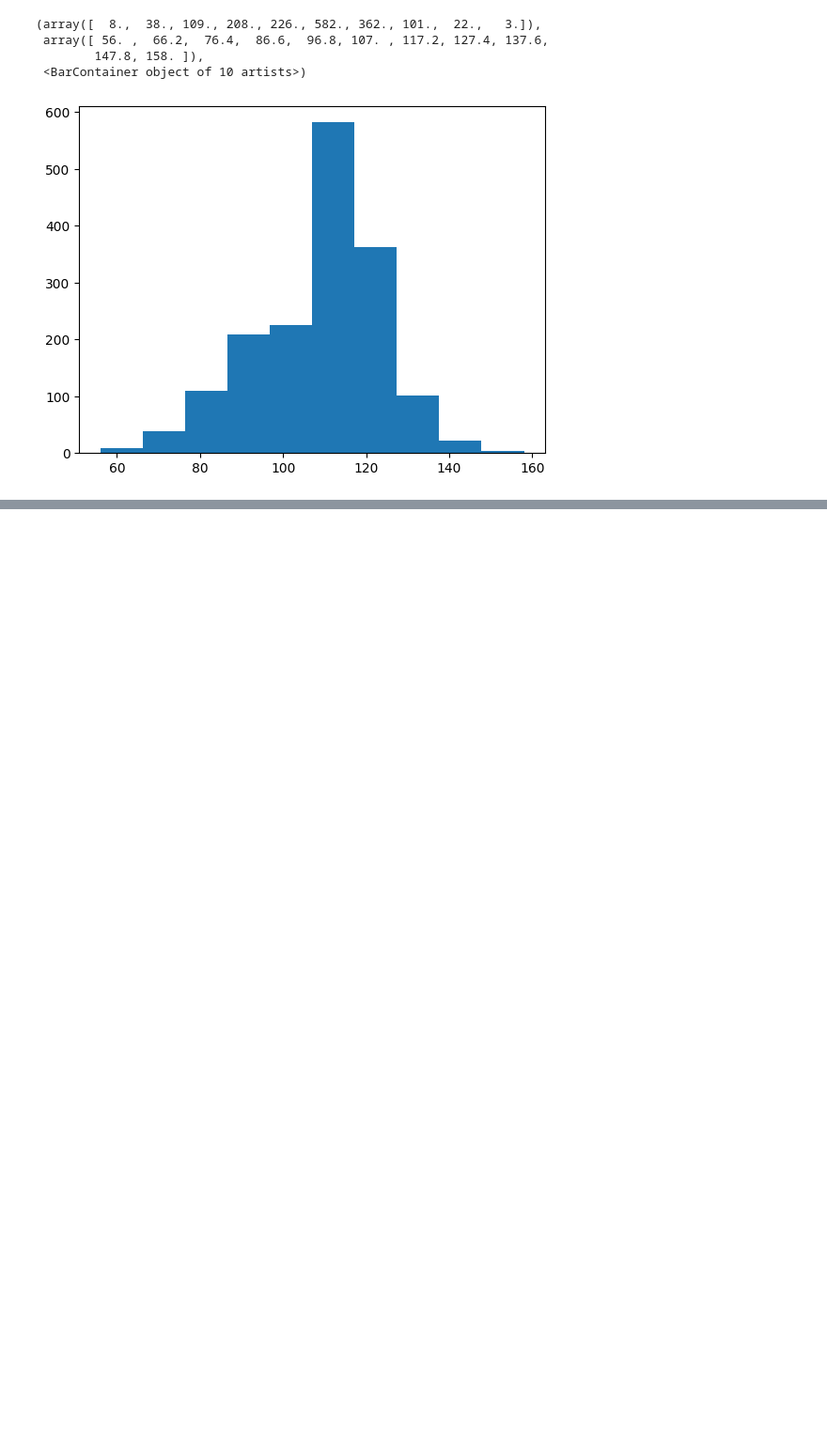
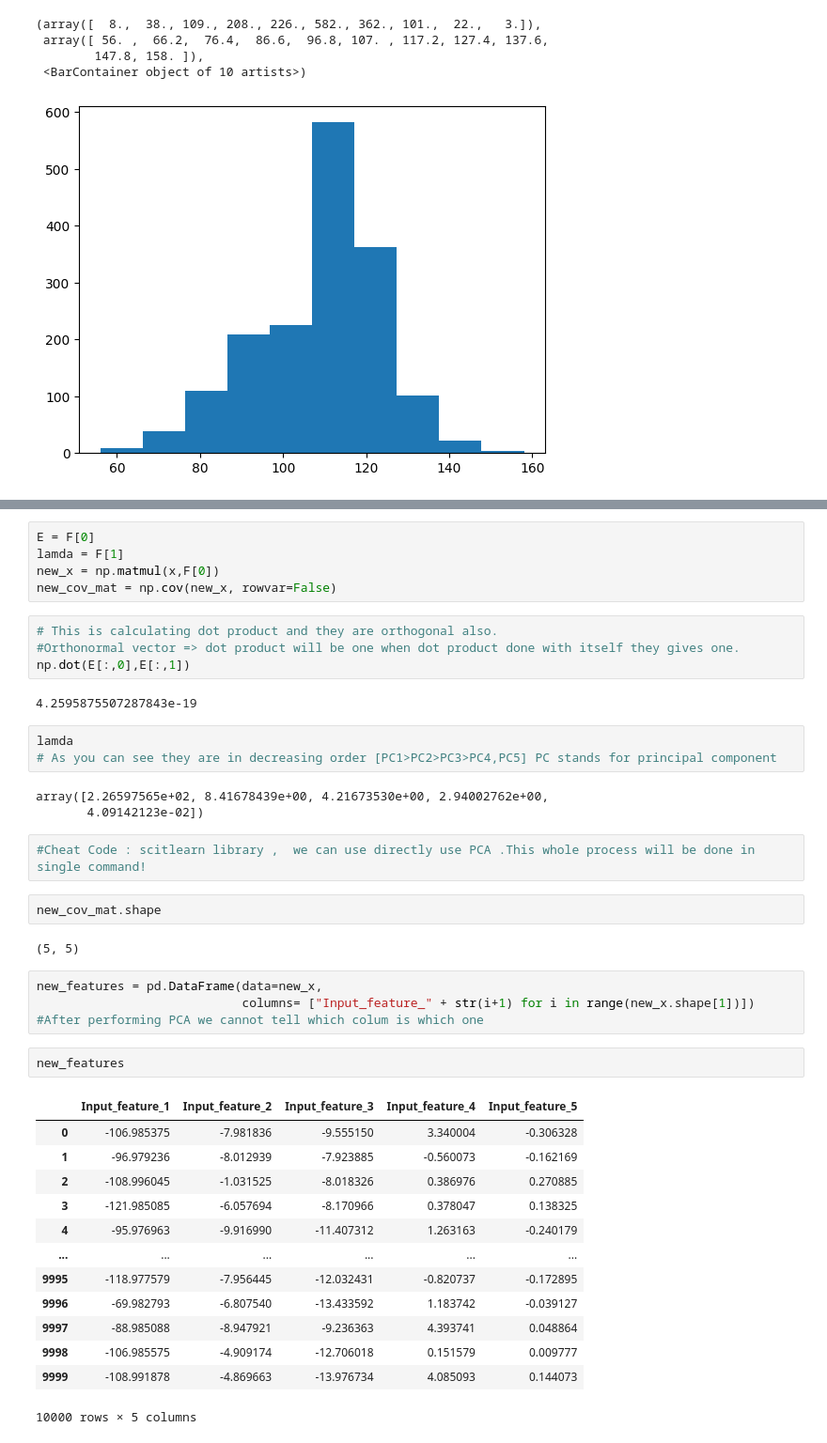
Before and after one commit to gojorojo001/ds-project-1, a Jupyter notebook: ds-project-1.ipynb, the cells around one changed output, grey strips where cells are left out. Shown: that part at 94% size. Saved outputs shown, nothing was run; the diff lists cells and outputs as text; blank space fills up the shorter version.

```diff
--- a/ds-project-1.ipynb
+++ b/ds-project-1.ipynb
@@ -133,0 +144,43 @@ plt.hist(data[data[data.columns[-1]] == 1][data.columns[1]])
+# %%
+E = F[0]
+lamda = F[1]
+new_x = np.matmul(x,F[0])
+new_cov_mat = np.cov(new_x, rowvar=False)
+# %%
+# This is calculating dot product and they are orthogonal also.
+#Orthonormal vector => dot product will be one when dot product done with itself they gives one.
+np.dot(E[:,0],E[:,1])
+# %% [output]
+4.2595875507287843e-19
+# %%
+lamda
+# As you can see they are in decreasing order [PC1>PC2>PC3>PC4,PC5] PC stands for principal component
+# %% [output]
+array([2.26597565e+02, 8.41678439e+00, 4.21673530e+00, 2.94002762e+00,
+       4.09142123e-02])
+# %%
+#Cheat Code : scitlearn library ,  we can use directly use PCA .This whole process will be done in single command!
+# %%
+new_cov_mat.shape
+# %% [output]
+(5, 5)
+# %%
+new_features = pd.DataFrame(data=new_x,
+                            columns= ["Input_feature_" + str(i+1) for i in range(new_x.shape[1])])
+#After performing PCA we cannot tell which colum is which one
+# %%
+new_features
+# %% [output]
+|  | Input_feature_1 | Input_feature_2 | Input_feature_3 | Input_feature_4 | Input_feature_5 |
+| 0 | -106.985375 | -7.981836 | -9.555150 | 3.340004 | -0.306328 |
+| 1 | -96.979236 | -8.012939 | -7.923885 | -0.560073 | -0.162169 |
+| 2 | -108.996045 | -1.031525 | -8.018326 | 0.386976 | 0.270885 |
+| 3 | -121.985085 | -6.057694 | -8.170966 | 0.378047 | 0.138325 |
+| 4 | -95.976963 | -9.916990 | -11.407312 | 1.263163 | -0.240179 |
+| ... | ... | ... | ... | ... | ... |
+| 9995 | -118.977579 | -7.956445 | -12.032431 | -0.820737 | -0.172895 |
+| 9996 | -69.982793 | -6.807540 | -13.433592 | 1.183742 | -0.039127 |
+| 9997 | -88.985088 | -8.947921 | -9.236363 | 4.393741 | 0.048864 |
+| 9998 | -106.985575 | -4.909174 | -12.706018 | 0.151579 | 0.009777 |
+| 9999 | -108.991878 | -4.869663 | -13.976734 | 4.085093 | 0.144073 |
+10000 rows × 5 columns
```
Also changed, not shown: parts of 2 cells of this notebook.
